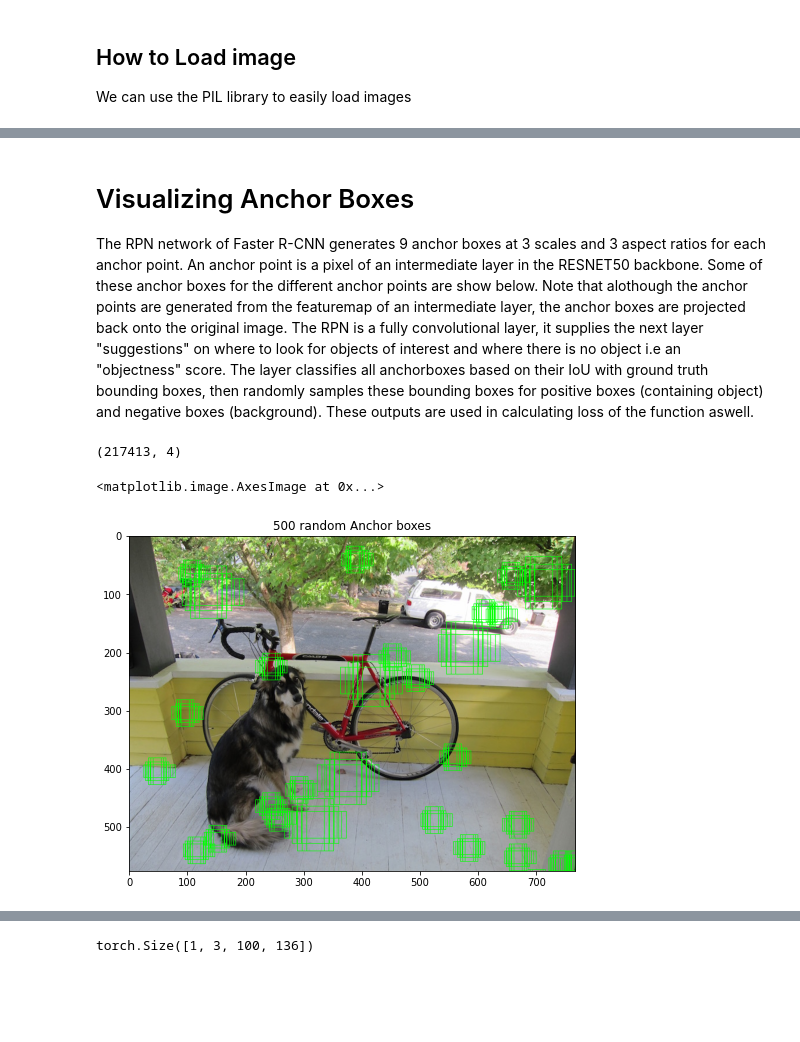
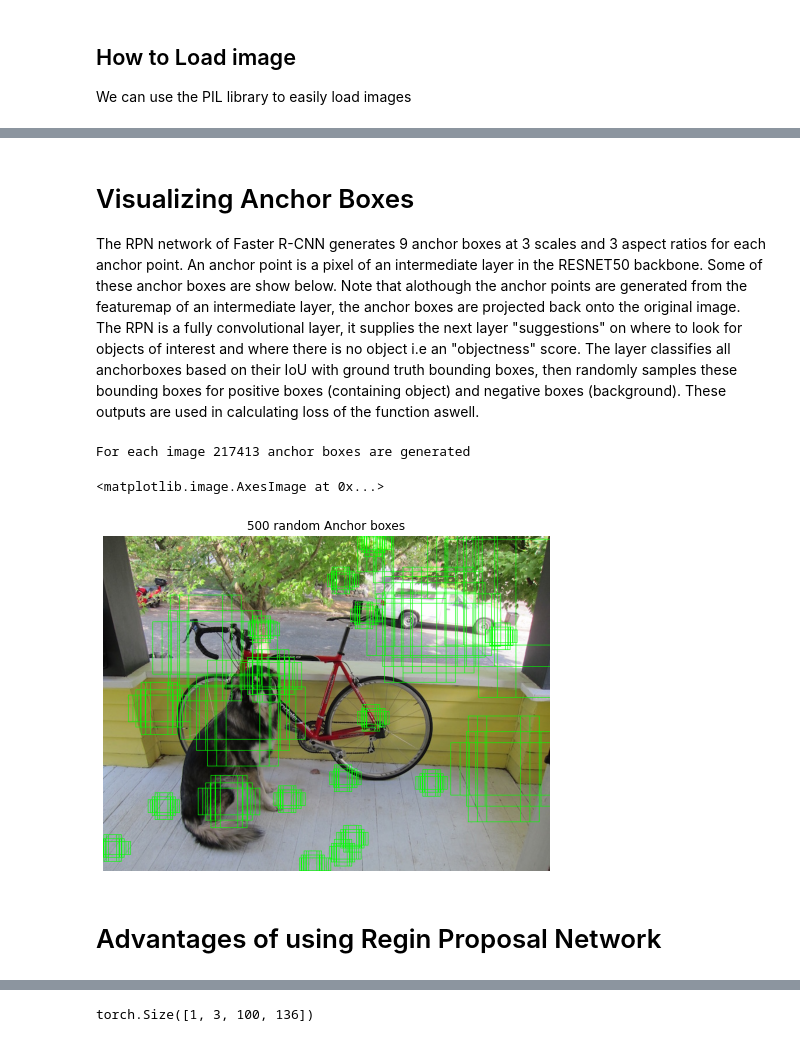
Before and after one commit to YassYe/Deeplearning-Workshops-FYP, a Jupyter notebook: ObjectDetection.ipynb, the cells around one changed output, grey strips where cells are left out. Cells and saved outputs as stored; diff of their text form; code cells hidden in the pictures; blank space fills up the shorter version.

```diff
--- a/ObjectDetection.ipynb
+++ b/ObjectDetection.ipynb
@@ -82,29 +102 @@ def drawBoundingBoxLabels(img, prediction, threshold):
     return igg
-# %%
-# Class labels that are predicted.
-coco_names = ["person" , "bicycle" , "car" , "motorcycle" , "airplane" , "bus" , "train" , "truck" , "boat" , "traffic light" , "fire hydrant" ,"street sign" , "stop sign" ,
-               "parking meter" , "bench" , "bird" , "cat" , "dog" , "horse" , "sheep" , "cow" , "elephant" , "bear" , "zebra" , "giraffe" , "hat" , "backpack" , "umbrella" ,
-                "shoe" , "eye glasses" , "handbag" , "tie" , "suitcase" , "frisbee" , "skis" , "snowboard" , "sports ball" , "kite" , "baseball bat" , "baseball glove" ,
-                "skateboard" , "surfboard" , "tennis racket" , "bottle" , "plate" , "wine glass" , "cup" , "fork" , "knife" , "spoon" , "bowl" , "banana" , "apple" , "sandwich" ,
-                "orange" , "broccoli" , "carrot" , "hot dog" ,"pizza" , "donut" , "cake" , "chair" , "couch" , "potted plant" , "bed" ,"mirror" , "dining table" , "window" ,
-                "desk" , "toilet" , "door" , "tv" ,"laptop" , "mouse" , "remote" , "keyboard" , "cell phone" , "microwave" ,"oven" , "toaster" , "sink" , "refrigerator" ,
-                "blender" , "book" ,"clock" , "vase" , "scissors" , "teddy bear" , "hair drier" , "toothbrush" , "hair brush"]
-
-font = cv2.FONT_HERSHEY_SIMPLEX
-bboxes, labels, scores = pred[0]["boxes"], pred[0]["labels"], pred[0]["scores"]
-bboxes = bboxes[scores >= 0.76]
-labels = labels[scores >- 0.76]
-scores = scores[scores >- 0.76]
-igg = cv2.imread("testimg1.jpg")
-igg = cv2.cvtColor(igg, cv2.COLOR_BGR2RGB)
-for i in range(bboxes.shape[0]):
-    box = bboxes[i]
-    label = labels[i]
-    class_name = coco_names[labels.numpy()[i]-1]
-    igg = cv2.rectangle(igg,
-                  (int(box[0]), int(box[1])),
-                  (int(box[2]), int(box[3])),
-                  (220, 0, 0), 1)
-    igg = cv2.putText(igg, class_name, (int(box[0]), int(box[1]) -10), font, 1, (0,0,225), 1, cv2.LINE_AA)
-plt.figure(figsize = (8,8))
-plt.imshow(igg)
@@ -128,28 +158,31 @@ with torch.no_grad():
 hook.remove()
 # %% [markdown]
 # Visualizing Anchor Boxes
-The RPN network of Faster R-CNN generates 9 anchor boxes at 3 scales and 3 aspect ratios for each anchor point. An anchor point is a pixel of an intermediate layer in the RESNET50 backbone. Some of these anchor boxes for the different anchor points are show below. Note that alothough the anchor points are generated from the featuremap of an intermediate layer, the anchor boxes are projected back onto the original image. The RPN is a fully convolutional layer, it supplies the next layer "suggestions" on where to look for objects of interest and where there is no object i.e an "objectness" score. The layer classifies all anchorboxes based on their IoU with ground truth bounding boxes, then randomly samples these bounding boxes for positive boxes (containing object) and negative boxes (background). These outputs are used in calculating loss of the function aswell.
+The RPN network of Faster R-CNN generates 9 anchor boxes at 3 scales and 3 aspect ratios for each anchor point. An anchor point is a pixel of an intermediate layer in the RESNET50 backbone. Some of these anchor boxes are show below. Note that alothough the anchor points are generated from the featuremap of an intermediate layer, the anchor boxes are projected back onto the original image. The RPN is a fully convolutional layer, it supplies the next layer "suggestions" on where to look for objects of interest and where there is no object i.e an "objectness" score. The layer classifies all anchorboxes based on their IoU with ground truth bounding boxes, then randomly samples these bounding boxes for positive boxes (containing object) and negative boxes (background). These outputs are used in calculating loss of the function aswell.
 # %%
 iggAnchor = cv2.imread("testimg1.jpg")
 iggAnchor = cv2.cvtColor(iggAnchor, cv2.COLOR_BGR2RGB)
 anchorBoxes = np.array(outputs[0][0])
 randIdx = np.random.randint(0,anchorBoxes.shape[0], (50))
-print( "For each image %d anchor boxes are generated".formate(anchorBoxes.shape[0]))
+print( "For each image {} anchor boxes are generated".format(anchorBoxes.shape[0]))
 
 for i in randIdx:
     for j in range(9):
         box = anchorBoxes[i+j,:]
         igg = cv2.rectangle(iggAnchor,
                     (int(box[0]), int(box[1])),
                     (int(box[2]), int(box[3])),
                     (0, 255, 0), 1)
 plt.figure(figsize = (8,8))
 plt.title("500 random Anchor boxes")
+plt.axis('off')
 plt.imshow(iggAnchor)
 # %% [output]
-(217413, 4)
+For each image 217413 anchor boxes are generated
 <matplotlib.image.AxesImage at 0x...>
-[figure, old version]
+[figure, new version]
+# %% [markdown]
+# Advantages of using Regin Proposal Network
 # %%
 ## Obtain output of RPN layer
 outputs = []
```
Also changed, not shown: parts of 9 cells of this notebook, 4 other files.
